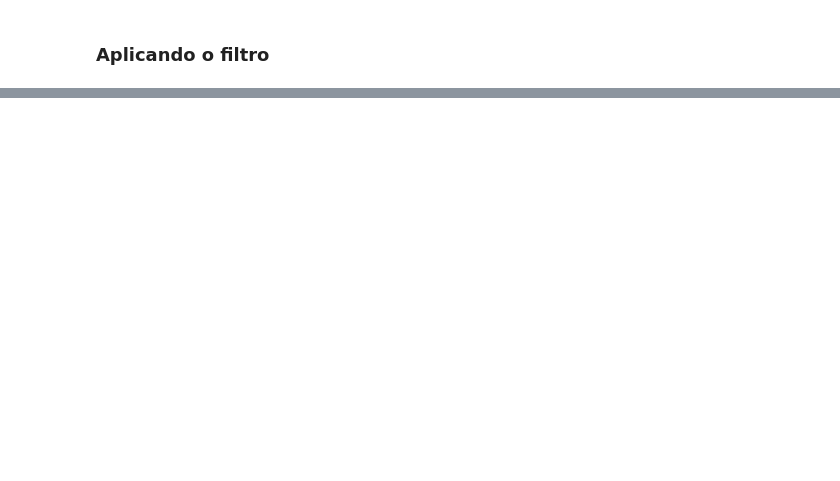
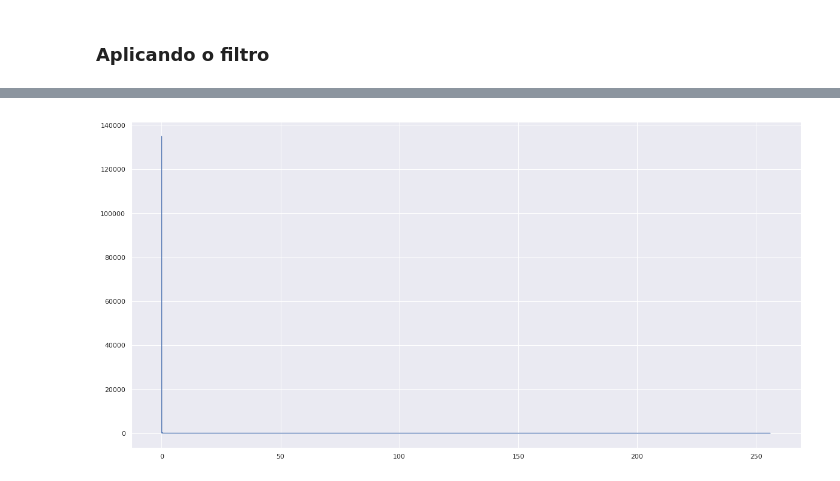
Before and after one commit to TNanukem/neural_analysis, a Jupyter notebook: Neural Analysis.ipynb, the cells around one changed output, grey strips where cells are left out. Saved outputs shown, nothing was run; the diff lists cells and outputs as text; code cells hidden in the pictures; blank space fills up the shorter version.

```diff
--- a/Neural Analysis.ipynb
+++ b/Neural Analysis.ipynb
@@ -210,0 +211,4 @@ knn_filtered
+# %%
+X, Y = frequency_filter(df_neural["Channel 6"], 512)
+# %% [output]
+[figure, added]
```
Also changed, not shown: parts of 17 cells of this notebook, 5 other files.
